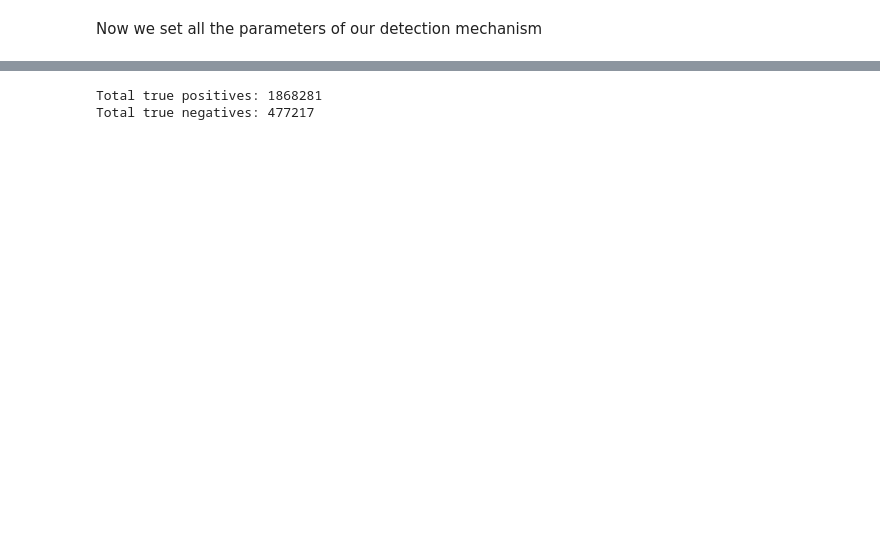
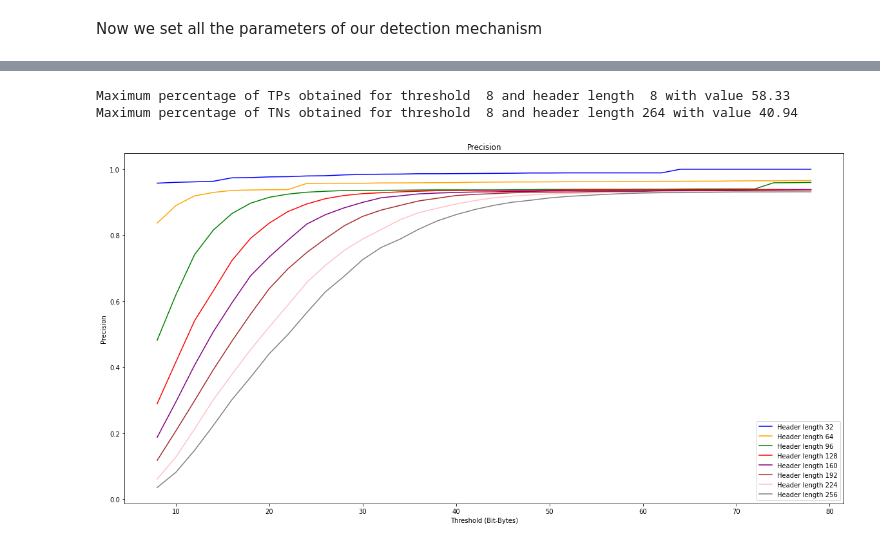
Before and after one commit to gomitolof/DAA-for-Ransomware-detection, a Jupyter notebook: DAAMitigationsTwoFragments.ipynb, the cells around one changed output, grey strips where cells are left out. Saved outputs shown, nothing was run; the diff lists cells and outputs as text; code cells hidden in the pictures; blank space fills up the shorter version.

Commit message:
Risolto problema calcolo DAA, aggiunto analisi Precision, Recall, F1 score

```diff
--- a/DAAMitigationsTwoFragments.ipynb
+++ b/DAAMitigationsTwoFragments.ipynb
@@ -243,10 +266,0 @@ acc_des = acc_des.reshape(len(thresholds), len(paths), int(static_offset/8))
-# %%
-# tot_files = 95+100+2800+100+100+200+100+100
-# tot_hl = int(static_offset/8)
-# tot_thresholds = len(thresholds)
-# tot_analyses = tot_files * (tot_hl + tot_thresholds)
-print("Total true positives:", true_positives)
-print("Total true negatives:", true_negatives)
-# %% [output]
-Total true positives: 1868281
-Total true negatives: 477217
@@ -252,0 +279,45 @@ Total true negatives: 477217
+# %%
+# tasso di true positives per ogni threshold e header length
+total_TP = np.divide(np.sum(TP_des, axis=(1)), np.shape(TP_des)[1])
+ind = np.unravel_index(np.argmax(total_TP, axis=None), total_TP.shape)
+print("Maximum percentage of TPs obtained for threshold %2d and header length %2d with value %3.2f" % (thresholds[ind[0]], 8*(ind[1]+1), total_TP[ind]))
+
+# tasso di true negatives per ogni threshold e header length
+total_TN = np.divide(np.sum(TN_des, axis=(1)), np.shape(TN_des)[1])
+ind = np.unravel_index(np.argmax(total_TN, axis=None), total_TN.shape)
+print("Maximum percentage of TNs obtained for threshold %2d and header length %3d with value %3.2f" % (thresholds[ind[0]], 8*(ind[1]+1), total_TN[ind]))
+# %% [output]
+Maximum percentage of TPs obtained for threshold  8 and header length  8 with value 58.33
+Maximum percentage of TNs obtained for threshold  8 and header length 264 with value 40.94
+# %%
+#Precision = TP/TP+FP
+
+# Get for each threshold and header length the precision
+hl_thresh= np.zeros([int(static_offset/8+1),len(thresholds)])
+for i in range(int(static_offset/8+1)):
+    for j in range(len(thresholds)):
+        sumTP=0
+        sumFP=0
+        for k in range(len(paths)):
+            sumTP=sumTP+TP_des[j][k][i]
+            sumFP=sumFP+FP_des[j][k][i]
+        if ((sumTP+sumFP))>0:
+            hl_thresh[i][j] = sumTP/(sumTP+sumFP)
+
+# Plot of the precision obtained using different threshold and different header lengths
+plt.figure(figsize=(20,10))
+plt.title("Precision")
+plt.xlabel("Threshold (Bit-Bytes)")
+plt.ylabel("Precision")
+plt.plot(thresholds, hl_thresh[4], color="blue", label="Header length 32")
+plt.plot(thresholds, hl_thresh[8], color="orange", label="Header length 64")
+plt.plot(thresholds, hl_thresh[12], color="green", label="Header length 96")
+plt.plot(thresholds, hl_thresh[16], color="red", label="Header length 128")
+plt.plot(thresholds, hl_thresh[20], color="purple", label="Header length 160")
+plt.plot(thresholds, hl_thresh[24], color="brown", label="Header length 192")
+plt.plot(thresholds, hl_thresh[28], color="pink", label="Header length 224")
+plt.plot(thresholds, hl_thresh[32], color="grey", label="Header length 256")
+plt.legend()
+plt.show()
+# %% [output]
+[figure, added]
```
Also changed, not shown: parts of 9 cells of this notebook, 12 other files.
